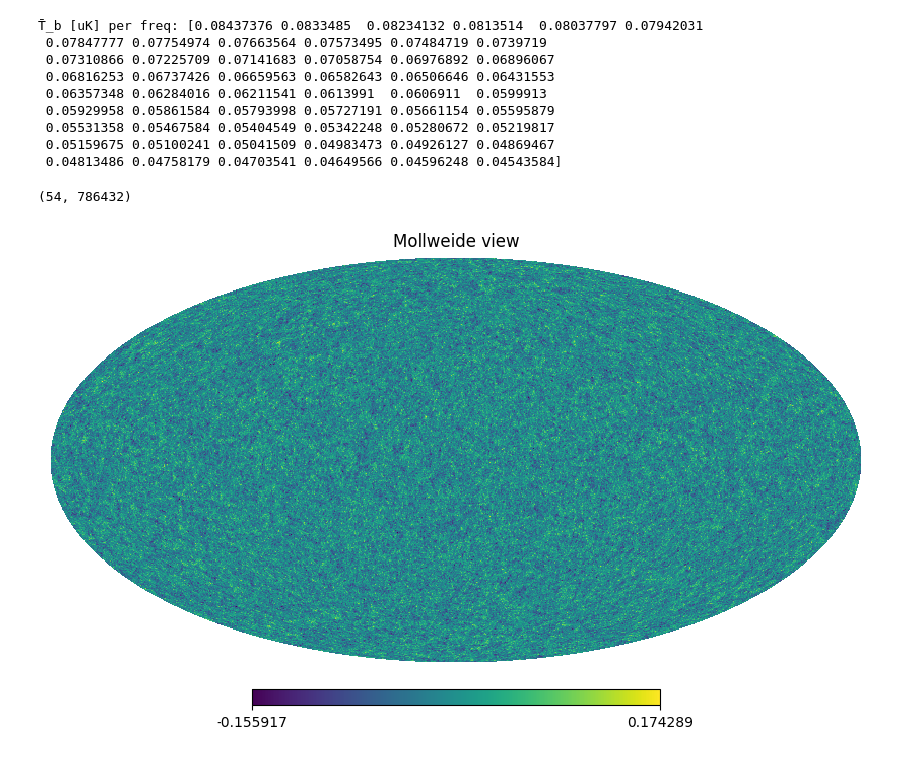
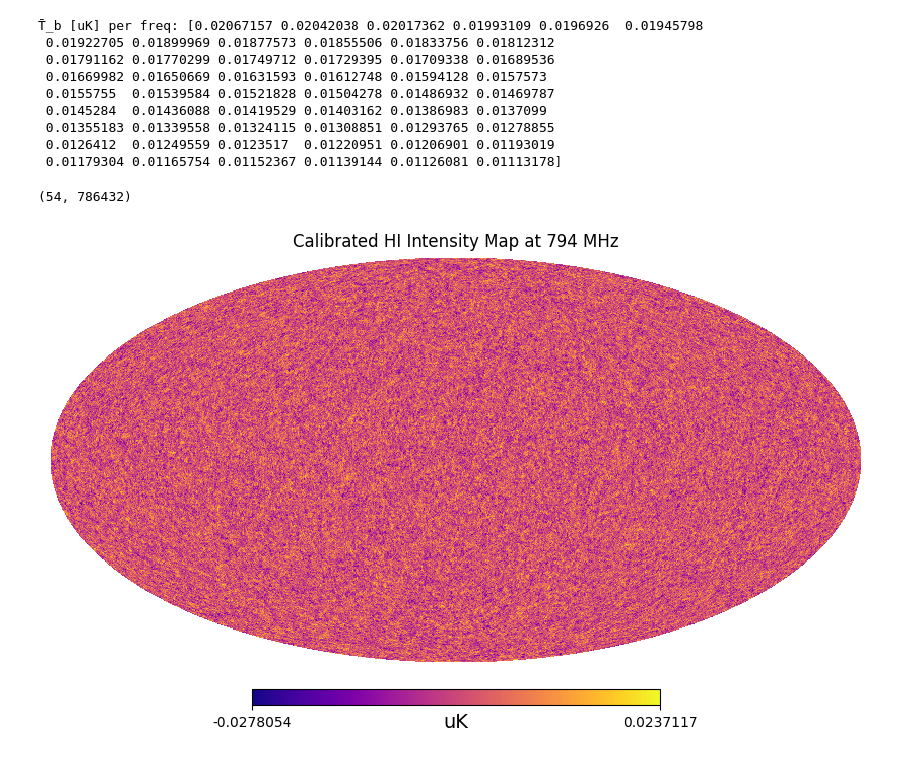
Before and after one commit to urwa99/MASS_Thesis, a Jupyter notebook: results_2/calibrate.ipynb, the cells around one changed output. Drawn from its saved outputs; the diff is of its cells as text; code cells hidden in the pictures.

Commit message:
fixed omega_HI

```diff
--- a/results_2/calibrate.ipynb
+++ b/results_2/calibrate.ipynb
@@ -15,7 +15,7 @@ def T_bar(z, Omega_HI=1e-3, h=0.674):
     H0 = cosmo.H0.value     # H0 in km/s/Mpc
     return 44 * Omega_HI * h * ((1 + z)**2) / (H_z / H0)  # in uK
 
-def calibrate_hi_maps(freqs_MHz, uncalibrated_maps, Omega_HI=1e-3, h=0.7):
+def calibrate_hi_maps(freqs_MHz, uncalibrated_maps, Omega_HI=2.45e-4, h=0.7):
     """
     Calibrate uncalibrated HI maps to brightness temperature [mK].
 
@@ -57,15 +57,15 @@ cal_maps, Tbars = calibrate_hi_maps(freqs, maps)
 
 print("T̄_b [uK] per freq:", Tbars)
 # %% [output]
-T̄_b [uK] per freq: [0.08437376 0.0833485  0.08234132 0.0813514  0.08037797 0.07942031
- 0.07847777 0.07754974 0.07663564 0.07573495 0.07484719 0.0739719
- 0.07310866 0.07225709 0.07141683 0.07058754 0.06976892 0.06896067
- 0.06816253 0.06737426 0.06659563 0.06582643 0.06506646 0.06431553
- 0.06357348 0.06284016 0.06211541 0.0613991  0.0606911  0.0599913
- 0.05929958 0.05861584 0.05793998 0.05727191 0.05661154 0.05595879
- 0.05531358 0.05467584 0.05404549 0.05342248 0.05280672 0.05219817
- 0.05159675 0.05100241 0.05041509 0.04983473 0.04926127 0.04869467
- 0.04813486 0.04758179 0.04703541 0.04649566 0.04596248 0.04543584]
+T̄_b [uK] per freq: [0.02067157 0.02042038 0.02017362 0.01993109 0.0196926  0.01945798
+ 0.01922705 0.01899969 0.01877573 0.01855506 0.01833756 0.01812312
+ 0.01791162 0.01770299 0.01749712 0.01729395 0.01709338 0.01689536
+ 0.01669982 0.01650669 0.01631593 0.01612748 0.01594128 0.0157573
+ 0.0155755  0.01539584 0.01521828 0.01504278 0.01486932 0.01469787
+ 0.0145284  0.01436088 0.01419529 0.01403162 0.01386983 0.0137099
+ 0.01355183 0.01339558 0.01324115 0.01308851 0.01293765 0.01278855
+ 0.0126412  0.01249559 0.0123517  0.01220951 0.01206901 0.01193019
+ 0.01179304 0.01165754 0.01152367 0.01139144 0.01126081 0.01113178]
 # %%
 cal_maps.shape
 # %% [output]
@@ -73,6 +73,6 @@ cal_maps.shape
 # %%
 np.save('calibrated_hi_maps.npy', cal_maps)
 # %%
-hp.mollview(cal_maps[10])
+hp.mollview(cal_maps[25], title='Calibrated HI Intensity Map at 794 MHz', unit='uK', cmap='plasma')
 # %% [output]
-[figure, old version]
+[figure, new version]
```
